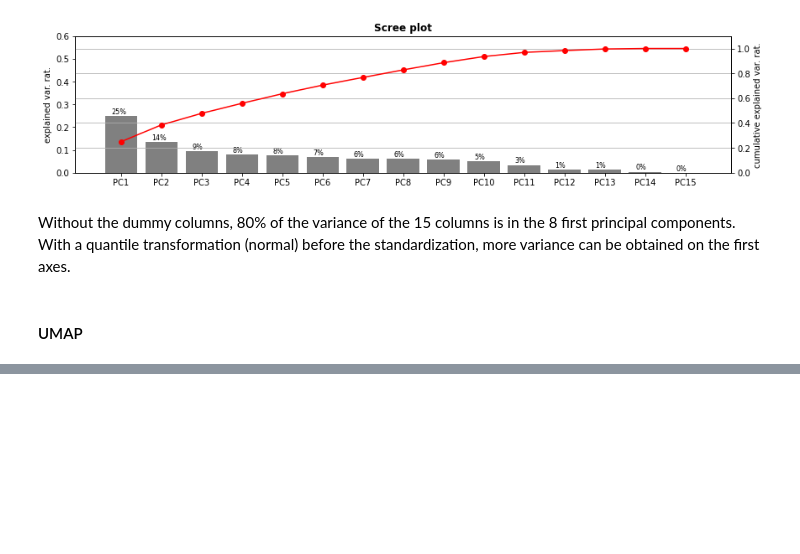
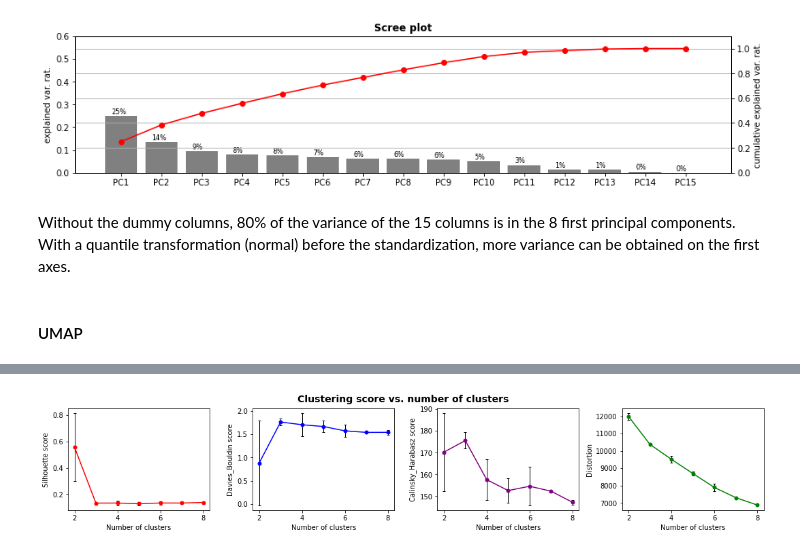
Before and after one commit to SmellyArmure/OC_DS_Project5, a Jupyter notebook: NOTEBOOKS/P5_Clustering.ipynb, the cells around one changed output, grey strips where cells are left out. Drawn from its saved outputs; the diff is of its cells as text; code cells hidden in the pictures; blank space fills up the shorter version.

```diff
--- a/NOTEBOOKS/P5_Clustering.ipynb
+++ b/NOTEBOOKS/P5_Clustering.ipynb
@@ -696,0 +643,21 @@ plt.show()
+# %%
+# Data selection
+# without dummy columns
+sel_cols = [c for c in df_cust_vif.columns \
+            if not (('cat_' in c)\
+                    or ('paytype' in c)\
+                    or ('reg' in c))]
+print("Columns excluded :\n",
+      [c for c in df_cust_vif if c not in sel_cols])
+print("Columns included :\n", sel_cols)
+
+# Transformation and encoding
+ct1 = CustTransformer(strat_low_card='ohe',
+                      strat_quant='quant_norm')
+ct2 = CustTransformer(strat_quant='stand')
+
+df_sel_trans = ct2.fit_transform(ct1.fit_transform(df_cust_vif[sel_cols]))
+
+# Sampling
+ind_sample = df_sel_trans.sample(1000, random_state=14).index
+df2 = df_sel_trans.loc[ind_sample]
@@ -696,0 +782,5 @@ plt.show()
+# %%
+df2_res = plot_clust_scores_vs_n_clust(df2, n_clust=range(2,9),
+                                       n_iter=20, figsize=(15,3))
+# %% [output]
+[figure, added]
```
Also changed, not shown: parts of 92 cells of this notebook, 1 other file.
